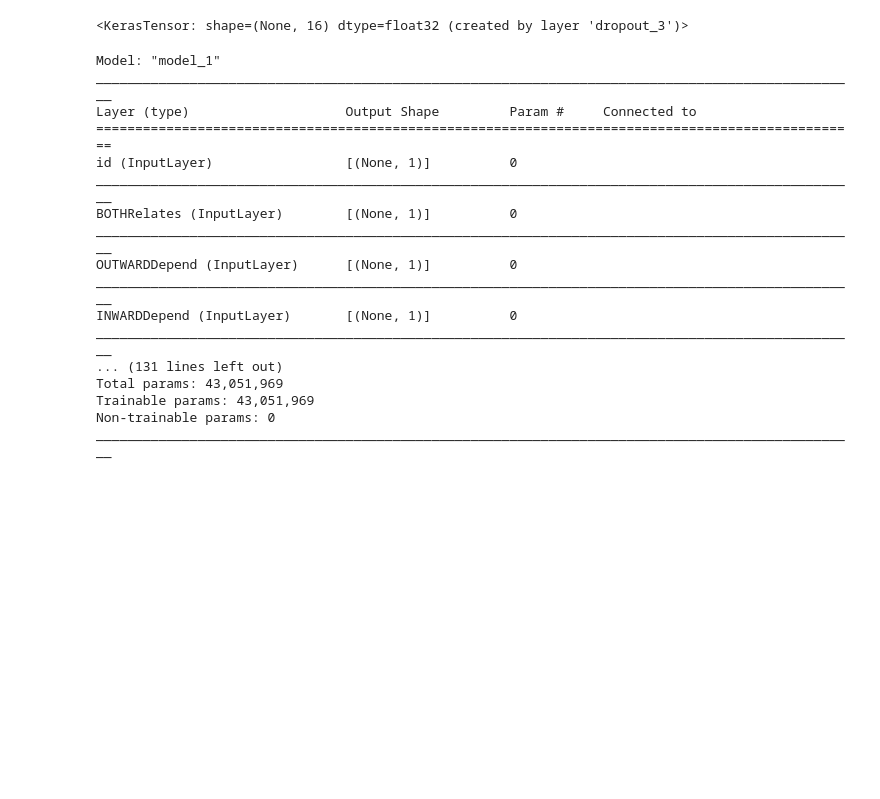
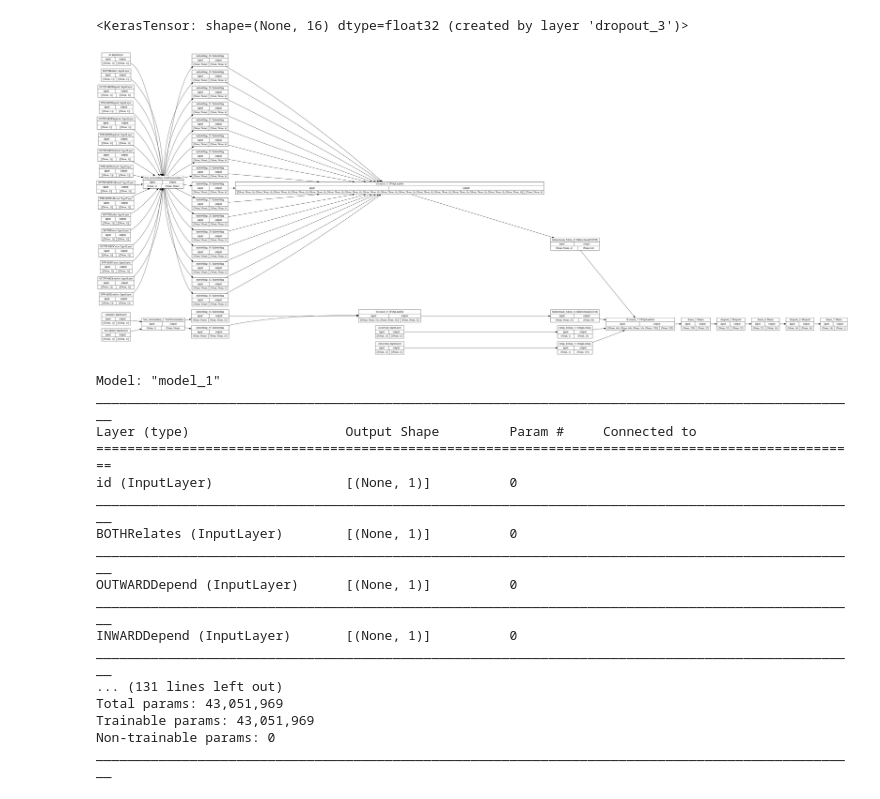
Before and after one commit to kisrefod/Polytech-IAoD, a Jupyter notebook: ЛР 4_/keras_prediction.ipynb, the cells around one changed output. Saved outputs shown, nothing was run; the diff lists cells and outputs as text; code cells hidden in the pictures; blank space fills up the shorter version.

```diff
--- a/ЛР 4_/keras_prediction.ipynb
+++ b/ЛР 4_/keras_prediction.ipynb
@@ -494,7 +494,9 @@ dense = tf.keras.layers.Dense(1,  activation='sigmoid')(hidden)
 # %%
 model = tf.keras.Model(inputs= all_inputs, outputs= dense)
 # %%
-#tf.keras.utils.plot_model(model, rankdir="LR", show_shapes=True)
+tf.keras.utils.plot_model(model, rankdir="LR", show_shapes=True)
+# %% [output]
+[figure, added]
 # %%
 model.compile(loss='binary_crossentropy', optimizer='adam', metrics=['accuracy'])
 # %%
```
Also changed, not shown: 1 other file.
